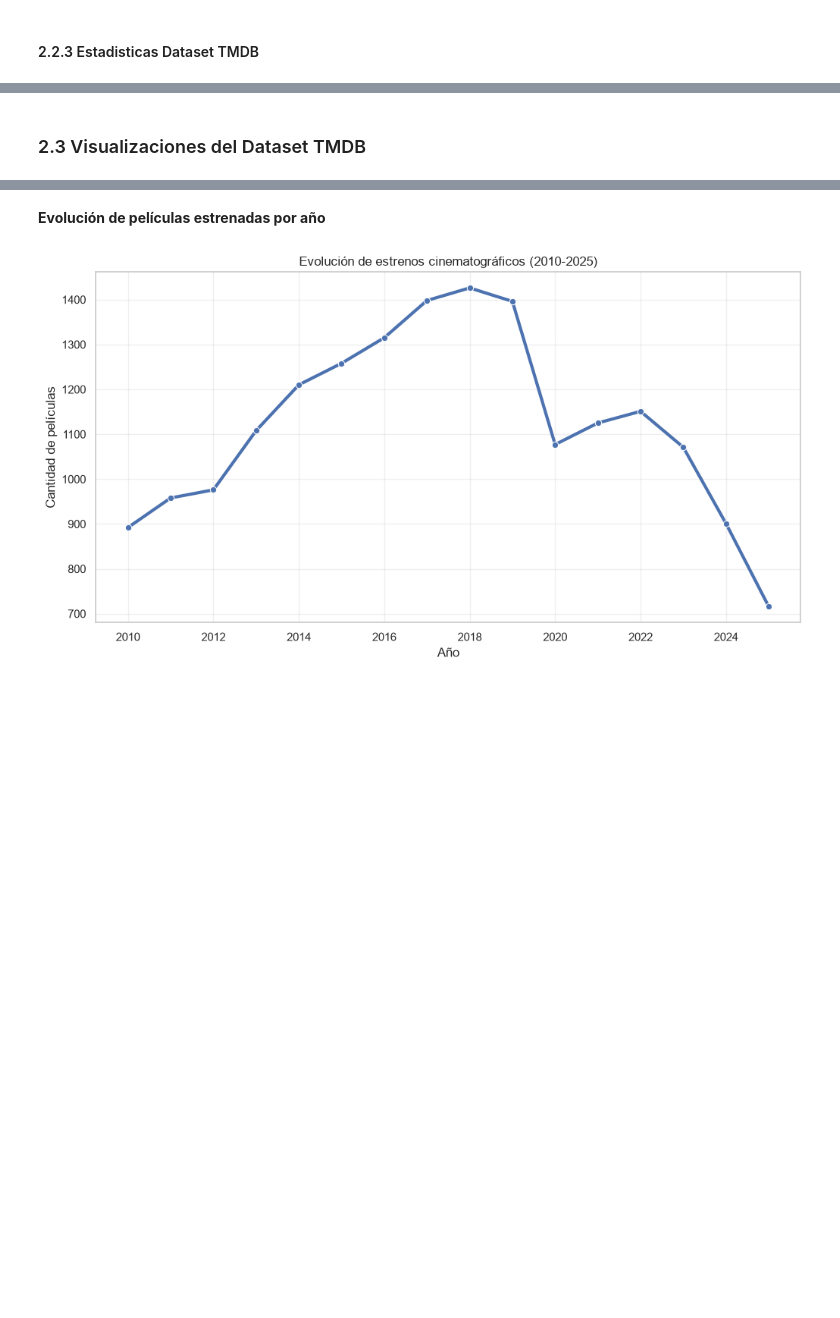
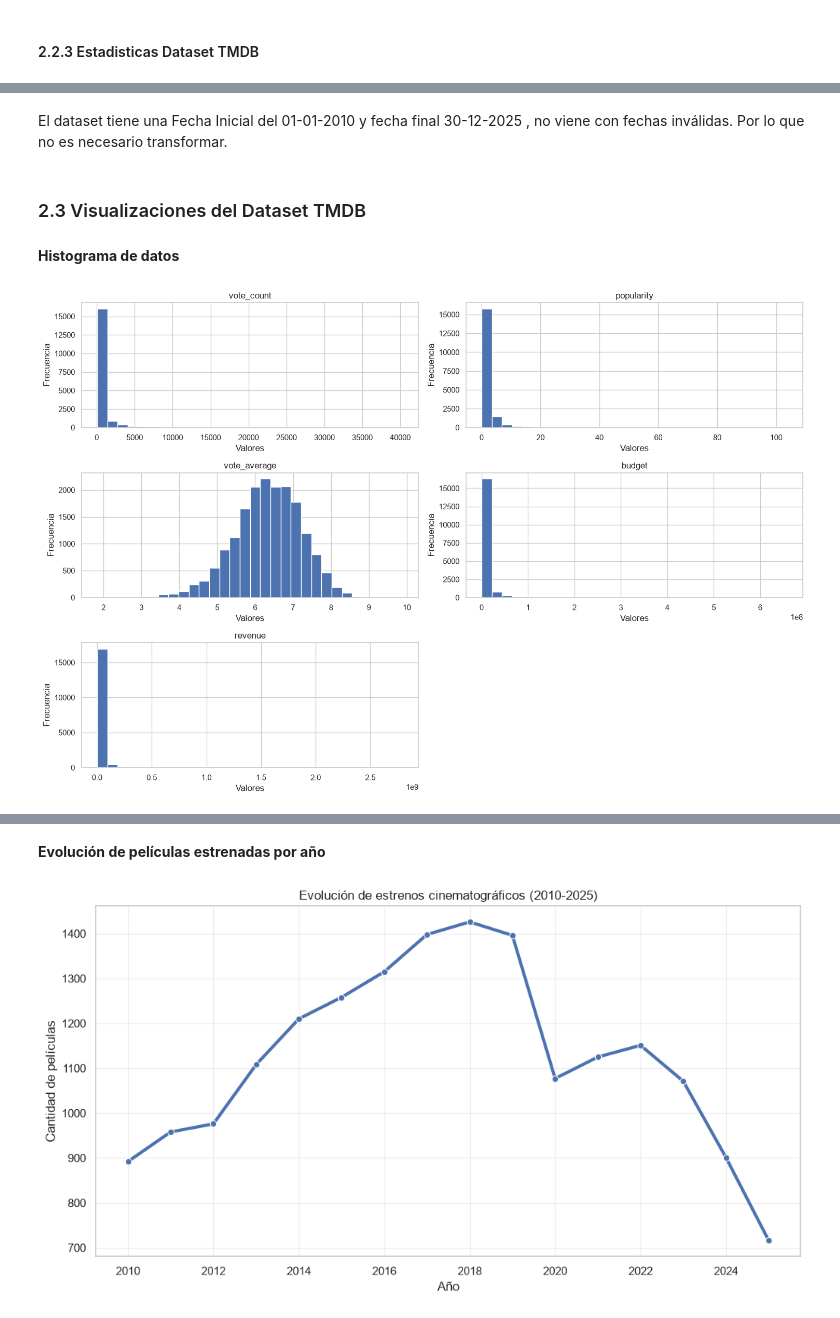
Before and after one commit to yetgx/mcdi500-tmdb-grupo4, a Jupyter notebook: F1/movies.ipynb, the cells around one changed output, grey strips where cells are left out. Saved outputs shown, nothing was run; the diff lists cells and outputs as text; code cells hidden in the pictures; blank space fills up the shorter version.

```diff
--- a/F1/movies.ipynb
+++ b/F1/movies.ipynb
@@ -159,2 +234,4 @@ Interpretación Aqui
+# %% [markdown]
+El dataset tiene una Fecha Inicial del 01-01-2010 y fecha final 30-12-2025 , no viene con fechas inválidas. Por lo que no es necesario transformar.
 # %% [markdown]
 ### 2.3 Visualizaciones del Dataset TMDB
@@ -167,0 +238,21 @@ df = df[(df["release_year"] >= 2010) & (df["release_year"] <= 2025)]
+# %% [markdown]
+**Histograma de datos**
+# %%
+# Seleccionar variables de interés
+variables = ['vote_count', 'popularity', 'vote_average', 'budget', 'revenue']
+
+# Crear DataFrame con las variables seleccionadas
+df_seleccion = df[variables]
+
+# Generar histogramas
+axes = df_seleccion.hist(figsize=(15, 10), bins=30)
+
+# Configurar gráficos
+for ax in axes.flatten():
+    ax.set_xlabel('Valores')
+    ax.set_ylabel('Frecuencia')
+
+plt.tight_layout()
+plt.show()
+# %% [output]
+[figure, added]
```
Also changed, not shown: parts of 57 cells of this notebook.
